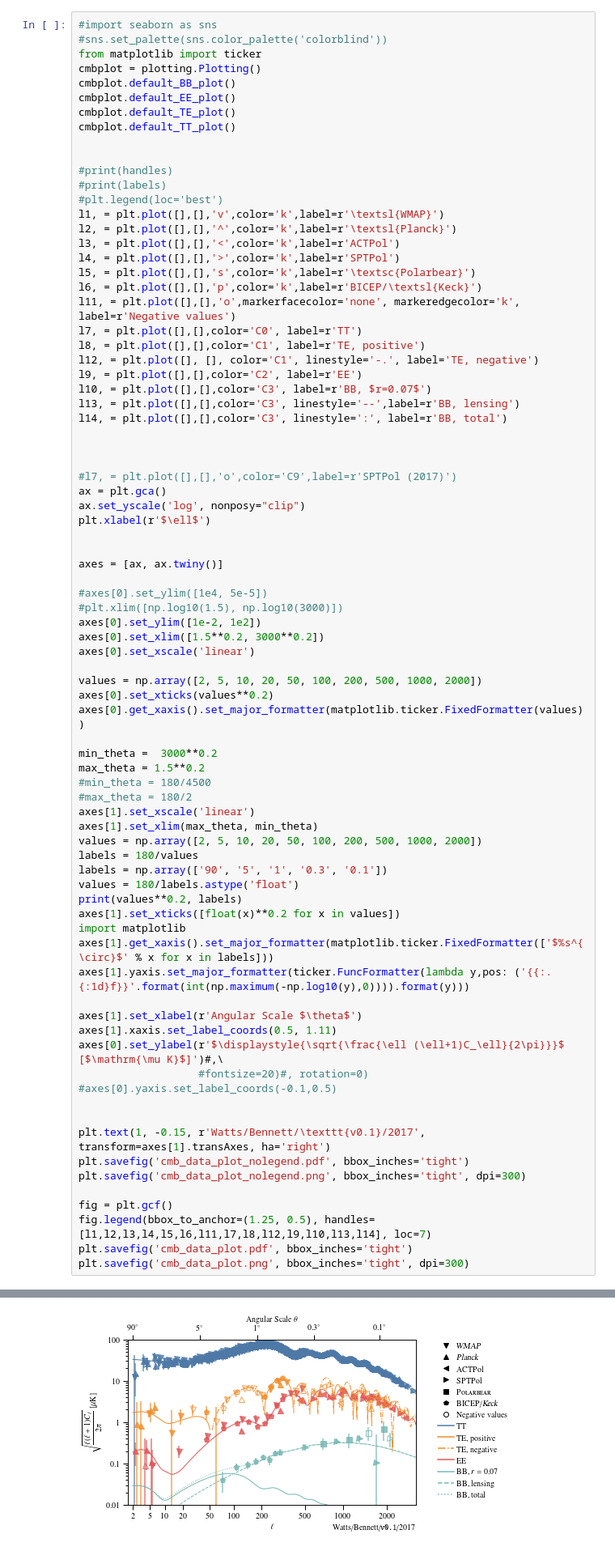
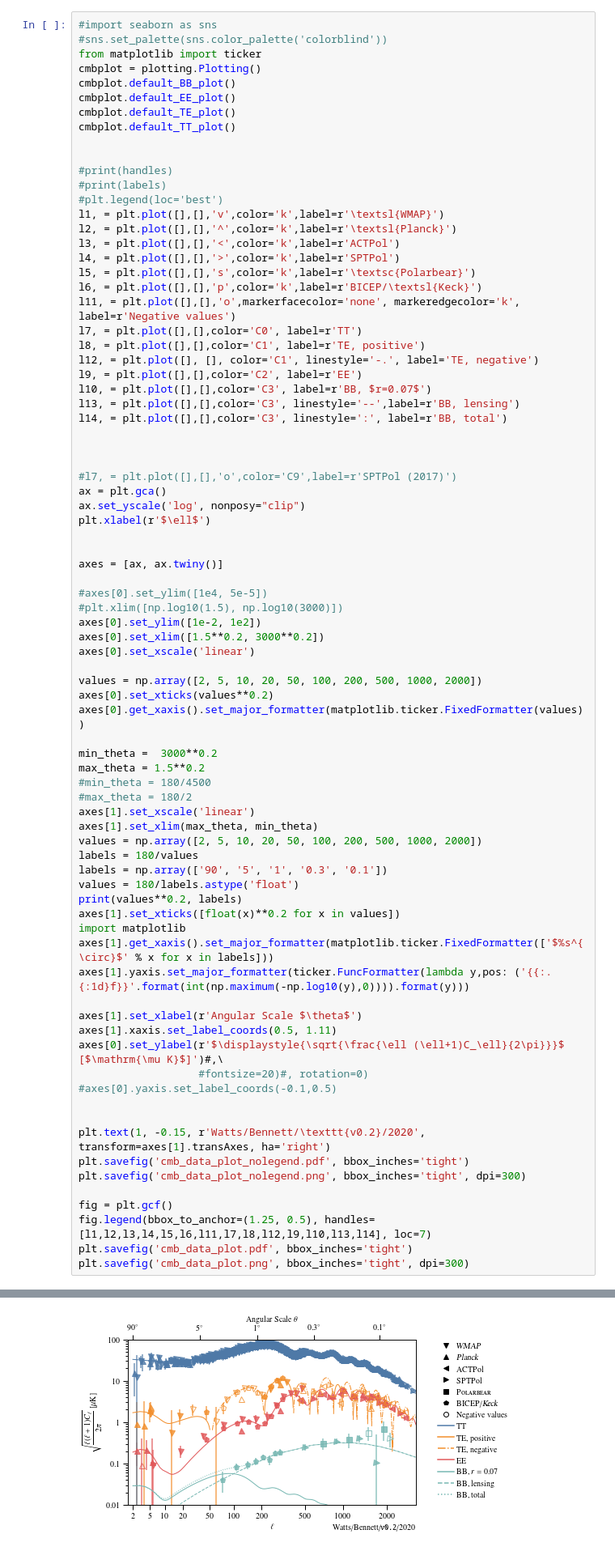
Before and after one commit to class-telescope/cmbpol_plotting, a Jupyter notebook: cmbplot_example.ipynb, the cells around one changed output, grey strips where cells are left out. Shown at 81% size. Saved outputs shown, nothing was run; the diff lists cells and outputs as text.

Commit message:
Updated the date of the figure.

```diff
--- a/cmbplot_example.ipynb
+++ b/cmbplot_example.ipynb
@@ -185,33 +185,33 @@ labels = 180/values
 labels = np.array(['90', '5', '1', '0.3', '0.1'])
 values = 180/labels.astype('float')
 print(values**0.2, labels)
 axes[1].set_xticks([float(x)**0.2 for x in values])
 import matplotlib
 axes[1].get_xaxis().set_major_formatter(matplotlib.ticker.FixedFormatter(['$%s^{\circ}$' % x for x in labels]))
 axes[1].yaxis.set_major_formatter(ticker.FuncFormatter(lambda y,pos: ('{{:.{:1d}f}}'.format(int(np.maximum(-np.log10(y),0)))).format(y)))
 
 axes[1].set_xlabel(r'Angular Scale $\theta$')
 axes[1].xaxis.set_label_coords(0.5, 1.11)
 axes[0].set_ylabel(r'$\displaystyle{\sqrt{\frac{\ell (\ell+1)C_\ell}{2\pi}}}$ [$\mathrm{\mu K}$]')#,\
                    #fontsize=20)#, rotation=0)
 #axes[0].yaxis.set_label_coords(-0.1,0.5)
 
 
-plt.text(1, -0.15, r'Watts/Bennett/\texttt{v0.1}/2017', transform=axes[1].transAxes, ha='right')
+plt.text(1, -0.15, r'Watts/Bennett/\texttt{v0.2}/2020', transform=axes[1].transAxes, ha='right')
 plt.savefig('cmb_data_plot_nolegend.pdf', bbox_inches='tight')
 plt.savefig('cmb_data_plot_nolegend.png', bbox_inches='tight', dpi=300)
 
 fig = plt.gcf()
 fig.legend(bbox_to_anchor=(1.25, 0.5), handles=[l1,l2,l3,l4,l5,l6,l11,l7,l8,l12,l9,l10,l13,l14], loc=7)
 plt.savefig('cmb_data_plot.pdf', bbox_inches='tight')
 plt.savefig('cmb_data_plot.png', bbox_inches='tight', dpi=300)
 # %% [output]
 BB 0.029565447049828695
 BB-lens 0.0013964995750740629
 BB-inf 0.029532447378993878
 EE 0.19233694575407567
 TE 1.7328840620559403
 TT 33.61266997636604
 [1.14869835 2.04767251 2.8252345  3.59443182 4.47769493] ['90' '5' '1' '0.3' '0.1']
-[figure, old version]
+[figure, new version]
 # %%
```
Also changed, not shown: parts of 7 cells of this notebook, 4 other files.
